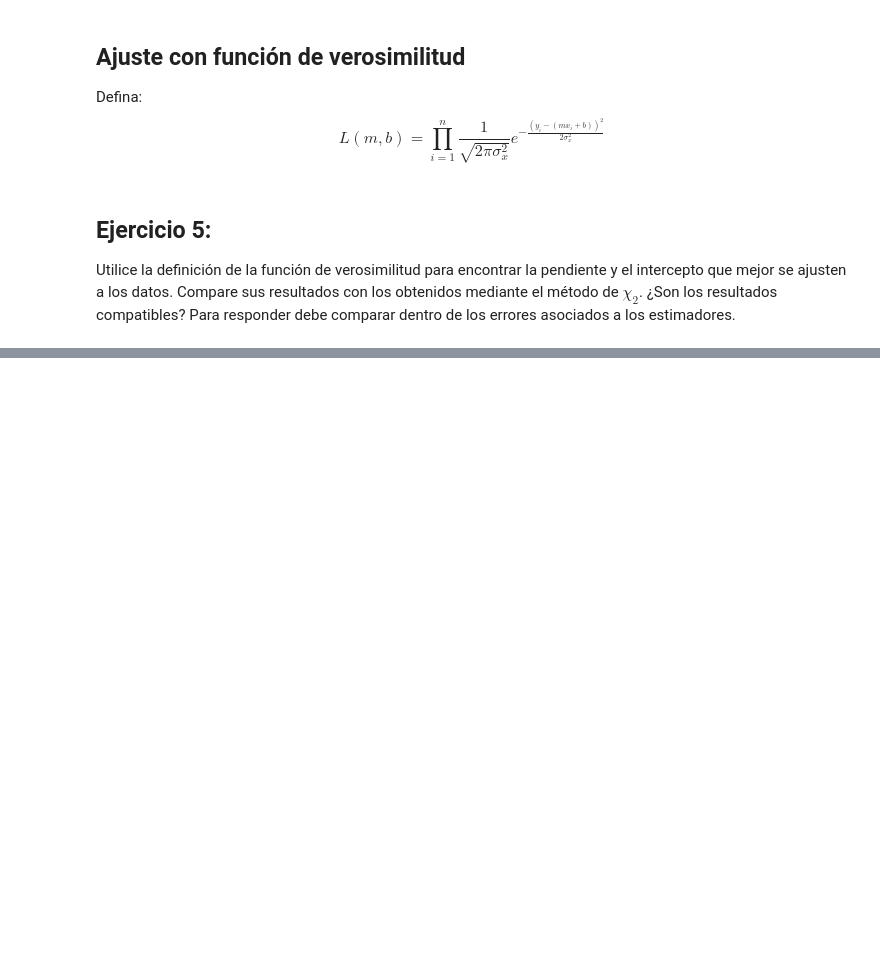
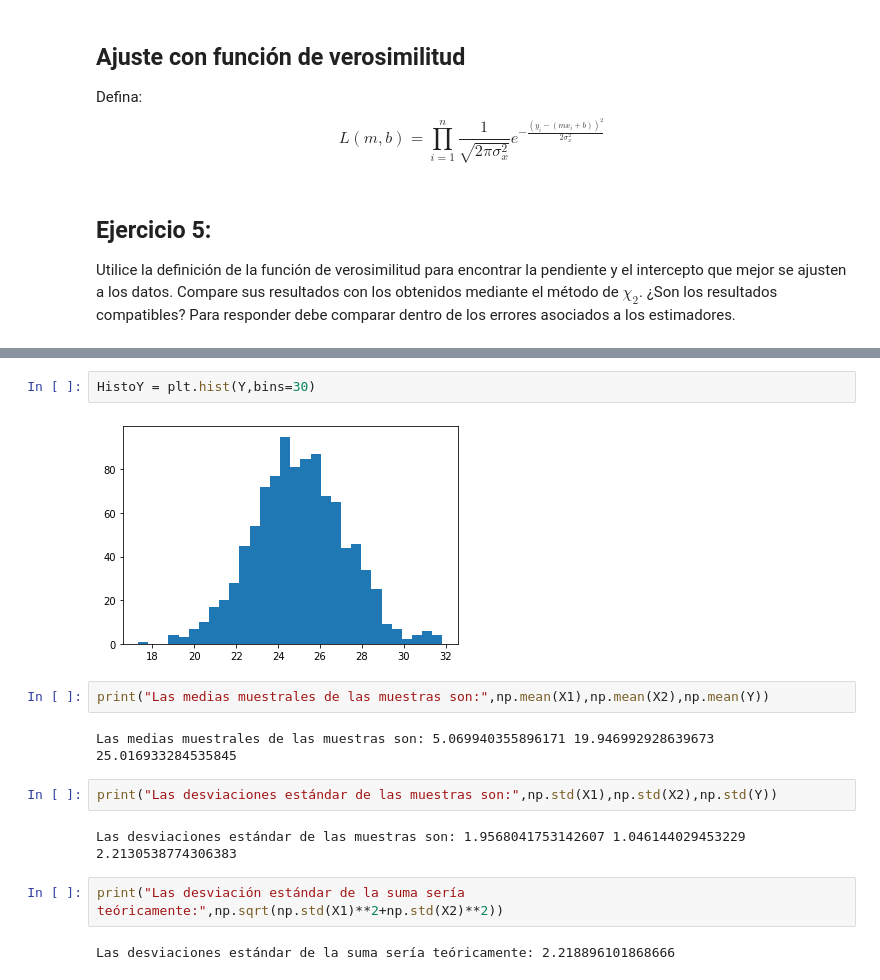
Before and after one commit to UDEA-Esp-Analitica-y-Ciencia-de-Datos/EACD-02-ESTADISTICA, a Jupyter notebook: Sesión_3.ipynb, the cells around one changed output, grey strips where cells are left out. Saved outputs shown, nothing was run; the diff lists cells and outputs as text; blank space fills up the shorter version.

```diff
--- a/Sesión_3.ipynb
+++ b/Sesión_3.ipynb
@@ -147,0 +166,16 @@ Utilice la definición de la función de verosimilitud para encontrar la pendien
+# %%
+HistoY = plt.hist(Y,bins=30)
+# %% [output]
+[figure, added]
+# %%
+print("Las medias muestrales de las muestras son:",np.mean(X1),np.mean(X2),np.mean(Y))
+# %% [output]
+Las medias muestrales de las muestras son: 5.069940355896171 19.946992928639673 25.016933284535845
+# %%
+print("Las desviaciones estándar de las muestras son:",np.std(X1),np.std(X2),np.std(Y))
+# %% [output]
+Las desviaciones estándar de las muestras son: 1.9568041753142607 1.046144029453229 2.2130538774306383
+# %%
+print("Las desviación estándar de la suma sería teóricamente:",np.sqrt(np.std(X1)**2+np.std(X2)**2))
+# %% [output]
+Las desviaciones estándar de la suma sería teóricamente: 2.218896101868666
```
Also changed, not shown: parts of 13 cells of this notebook.
